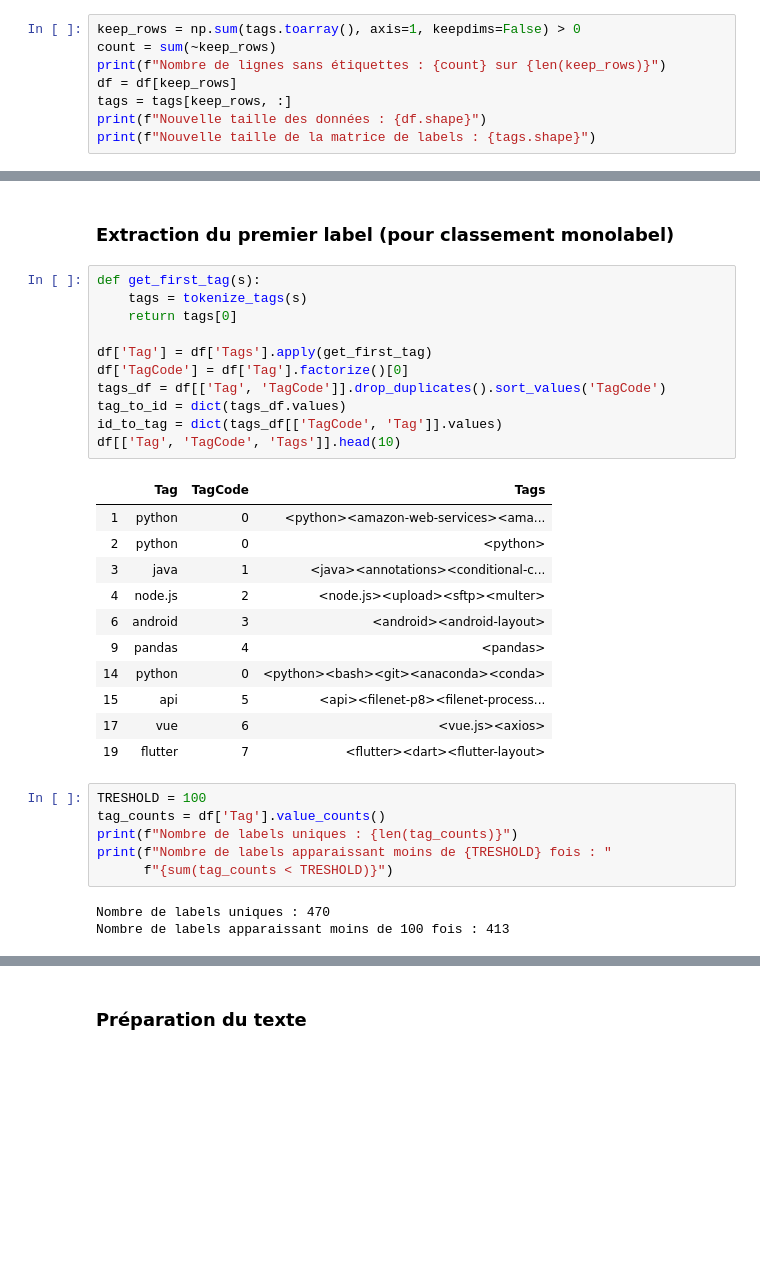
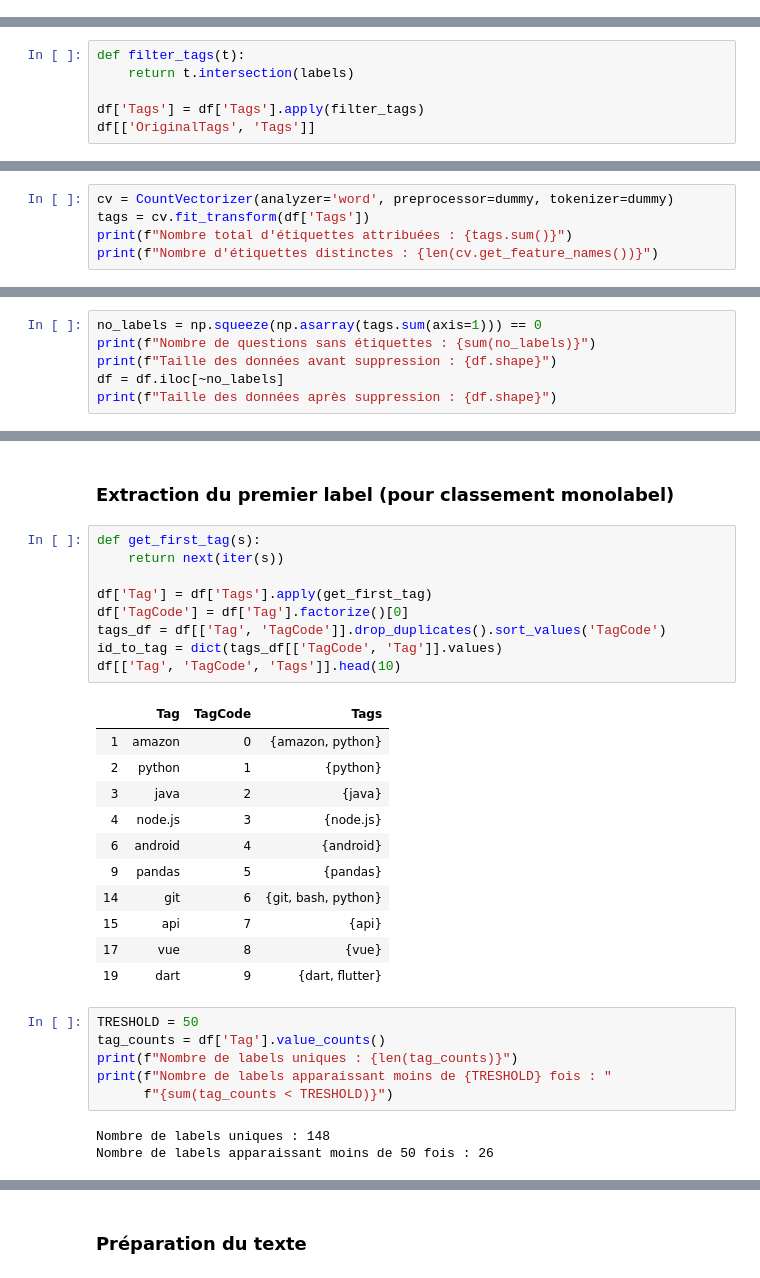
Before and after one commit to RegisC/so_tagging, a Jupyter notebook: P6-Exploration.ipynb, the cells around one changed output, grey strips where cells are left out. Saved outputs shown, nothing was run; the diff lists cells and outputs as text; blank space fills up the shorter version.

```diff
--- a/P6-Exploration.ipynb
+++ b/P6-Exploration.ipynb
@@ -200,8 +271,0 @@ print(" ".join(deleted))
-# %%
-keep_rows = np.sum(tags.toarray(), axis=1, keepdims=False) > 0
-count = sum(~keep_rows)
-print(f"Nombre de lignes sans étiquettes : {count} sur {len(keep_rows)}")
-df = df[keep_rows]
-tags = tags[keep_rows, :]
-print(f"Nouvelle taille des données : {df.shape}")
-print(f"Nouvelle taille de la matrice de labels : {tags.shape}")
@@ -218,0 +274,6 @@ print(" ".join(features))
+# %%
+def filter_tags(t):
+    return t.intersection(labels)
+
+df['Tags'] = df['Tags'].apply(filter_tags)
+df[['OriginalTags', 'Tags']]
@@ -218,0 +294,5 @@ print(" ".join(features))
+# %%
+cv = CountVectorizer(analyzer='word', preprocessor=dummy, tokenizer=dummy)
+tags = cv.fit_transform(df['Tags'])
+print(f"Nombre total d'étiquettes attribuées : {tags.sum()}")
+print(f"Nombre d'étiquettes distinctes : {len(cv.get_feature_names())}")
@@ -218,0 +302,6 @@ print(" ".join(features))
+# %%
+no_labels = np.squeeze(np.asarray(tags.sum(axis=1))) == 0
+print(f"Nombre de questions sans étiquettes : {sum(no_labels)}")
+print(f"Taille des données avant suppression : {df.shape}")
+df = df.iloc[~no_labels]
+print(f"Taille des données après suppression : {df.shape}")
@@ -220,36 +322,34 @@ print(" ".join(features))
 ### Extraction du premier label (pour classement monolabel)
 # %%
 def get_first_tag(s):
-    tags = tokenize_tags(s)
-    return tags[0]
+    return next(iter(s))
 
 df['Tag'] = df['Tags'].apply(get_first_tag)
 df['TagCode'] = df['Tag'].factorize()[0]
 tags_df = df[['Tag', 'TagCode']].drop_duplicates().sort_values('TagCode')
-tag_to_id = dict(tags_df.values)
 id_to_tag = dict(tags_df[['TagCode', 'Tag']].values)
 df[['Tag', 'TagCode', 'Tags']].head(10)
 # %% [output]
 |  | Tag | TagCode | Tags |
-| 1 | python | 0 | <python><amazon-web-services><ama... |
-| 2 | python | 0 | <python> |
-| 3 | java | 1 | <java><annotations><conditional-c... |
-| 4 | node.js | 2 | <node.js><upload><sftp><multer> |
-| 6 | android | 3 | <android><android-layout> |
-| 9 | pandas | 4 | <pandas> |
-| 14 | python | 0 | <python><bash><git><anaconda><conda> |
-| 15 | api | 5 | <api><filenet-p8><filenet-process... |
-| 17 | vue | 6 | <vue.js><axios> |
-| 19 | flutter | 7 | <flutter><dart><flutter-layout> |
+| 1 | amazon | 0 | {amazon, python} |
+| 2 | python | 1 | {python} |
+| 3 | java | 2 | {java} |
+| 4 | node.js | 3 | {node.js} |
+| 6 | android | 4 | {android} |
+| 9 | pandas | 5 | {pandas} |
+| 14 | git | 6 | {git, bash, python} |
+| 15 | api | 7 | {api} |
+| 17 | vue | 8 | {vue} |
+| 19 | dart | 9 | {dart, flutter} |
 # %%
-TRESHOLD = 100
+TRESHOLD = 50
 tag_counts = df['Tag'].value_counts()
 print(f"Nombre de labels uniques : {len(tag_counts)}")
 print(f"Nombre de labels apparaissant moins de {TRESHOLD} fois : "
       f"{sum(tag_counts < TRESHOLD)}")
 # %% [output]
-Nombre de labels uniques : 470
-Nombre de labels apparaissant moins de 100 fois : 413
+Nombre de labels uniques : 148
+Nombre de labels apparaissant moins de 50 fois : 26
 # %%
 del_labels = tag_counts[tag_counts < TRESHOLD].index.values
 del_mask = df['Tag'].isin(del_labels.tolist())
```
Also changed, not shown: parts of 46 cells of this notebook, 2 other files.
